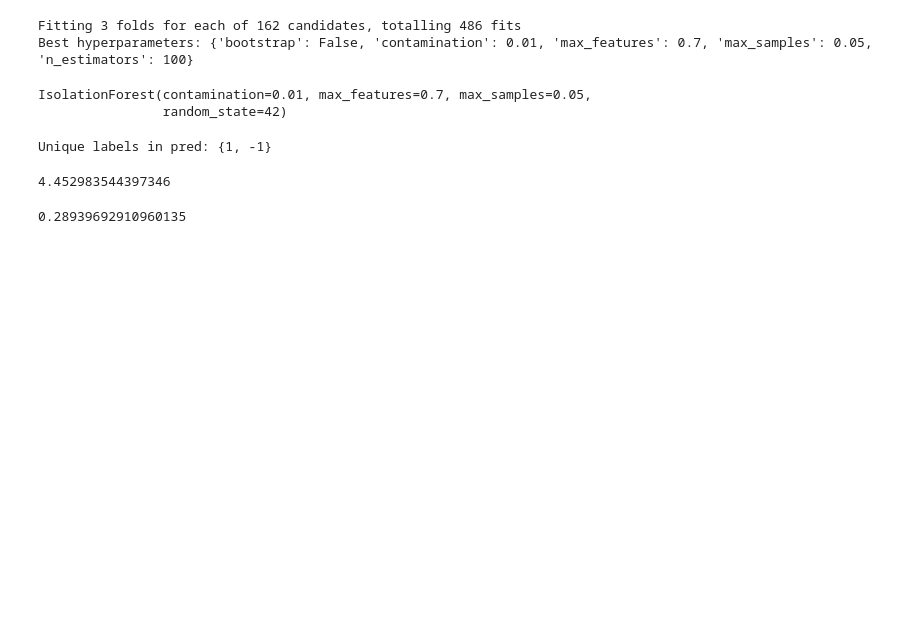
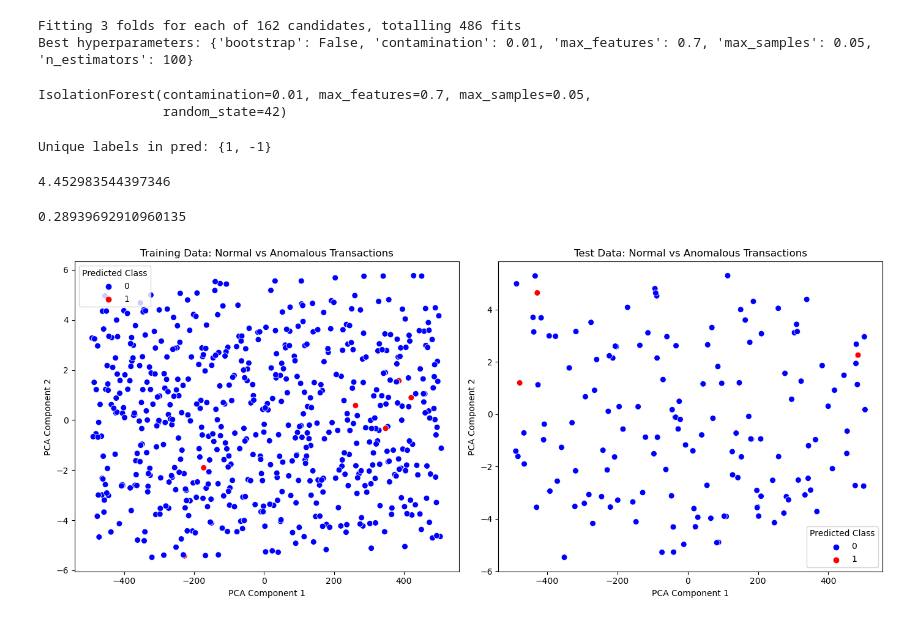
Before and after one commit to Khushboo-Mittal/Credit-Card-Fraud-Detection-using-Unsupervised-Learning, a Jupyter notebook: Code/Fileisolationforest.ipynb, the cells around one changed output. Saved outputs shown, nothing was run; the diff lists cells and outputs as text; code cells hidden in the pictures; blank space fills up the shorter version.

```diff
--- a/Code/Fileisolationforest.ipynb
+++ b/Code/Fileisolationforest.ipynb
@@ -177,0 +182,52 @@ print(test_sh_index)
+# %%
+best_model.fit(X_train)
+
+# Predict on training and test sets
+y_train_pred = best_model.predict(X_train)
+y_test_pred = best_model.predict(X_test)
+
+# Apply PCA for visualization
+pca = PCA(n_components=2)
+X_train_reduced = pca.fit_transform(X_train)
+X_test_reduced = pca.transform(X_test)
+
+# Convert predictions to numerical values for plotting
+y_train_pred_numerical = np.where(y_train_pred == -1, 1, 0)
+y_test_pred_numerical = np.where(y_test_pred == -1, 1, 0)
+
+# Create DataFrames for plotting
+train_data = pd.DataFrame({
+    'Feature 1': X_train_reduced[:, 0],
+    'Feature 2': X_train_reduced[:, 1],
+    'predicted_class': y_train_pred_numerical
+})
+
+test_data = pd.DataFrame({
+    'Feature 1': X_test_reduced[:, 0],
+    'Feature 2': X_test_reduced[:, 1],
+    'predicted_class': y_test_pred_numerical
+})
+
+# Plot training data
+plt.figure(figsize=(14, 6))
+plt.subplot(1, 2, 1)
+sns.scatterplot(x='Feature 1', y='Feature 2', hue='predicted_class', data=train_data,
+                palette={0: 'blue', 1: 'red'}, s=50)
+plt.title('Training Data: Normal vs Anomalous Transactions')
+plt.xlabel('PCA Component 1')
+plt.ylabel('PCA Component 2')
+plt.legend(title='Predicted Class', loc='best')
+
+# Plot test data
+plt.subplot(1, 2, 2)
+sns.scatterplot(x='Feature 1', y='Feature 2', hue='predicted_class', data=test_data,
+                palette={0: 'blue', 1: 'red'}, s=50)
+plt.title('Test Data: Normal vs Anomalous Transactions')
+plt.xlabel('PCA Component 1')
+plt.ylabel('PCA Component 2')
+plt.legend(title='Predicted Class', loc='best')
+
+plt.tight_layout()
+plt.show()
+# %% [output]
+[figure, added]
```
Also changed, not shown: parts of 1 cell of this notebook, 2 other files.
